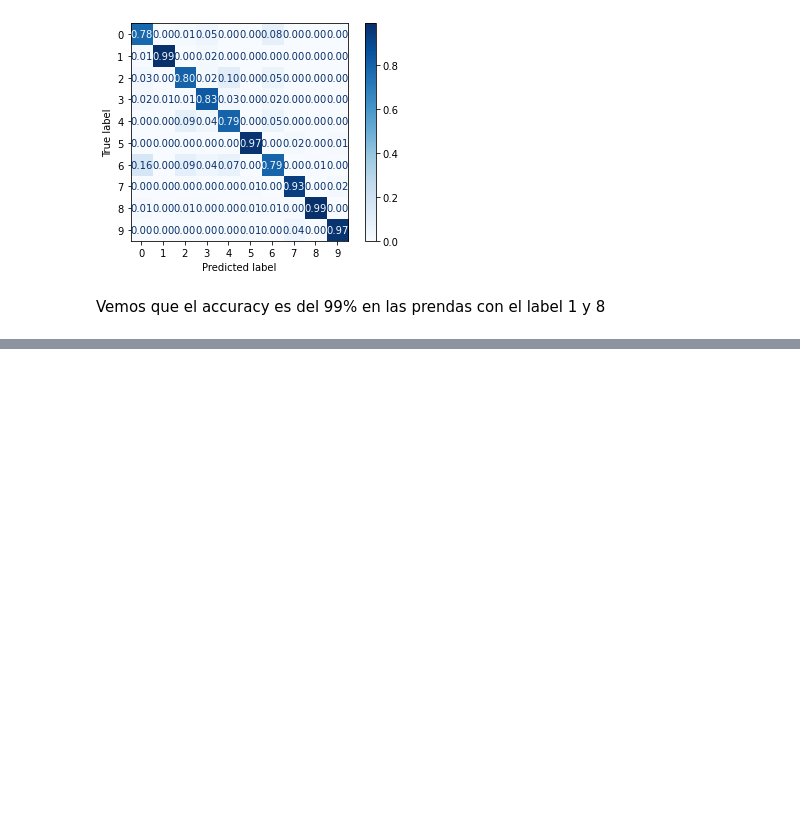
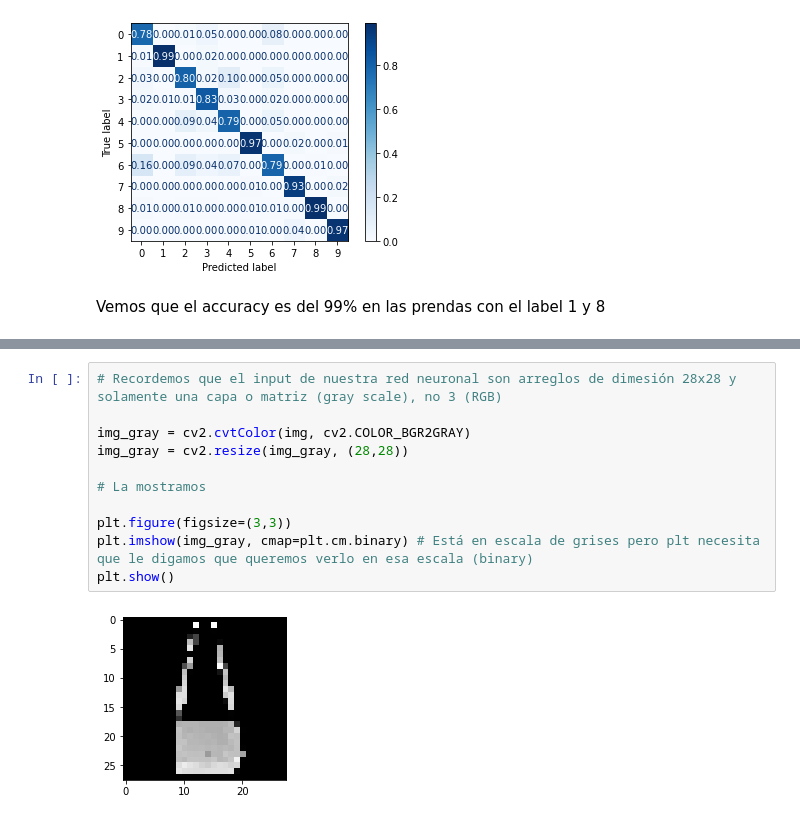
Before and after one commit to gabrieltorres519/Curso_ML_Python_Programador_IA, a Jupyter notebook: 8_Redes_Neuronales/2_NN_ClasificaciónMúltiple.ipynb, the cells around one changed output, grey strips where cells are left out. Drawn from its saved outputs; the diff is of its cells as text; blank space fills up the shorter version.

```diff
--- a/8_Redes_Neuronales/2_NN_ClasificaciónMúltiple.ipynb
+++ b/8_Redes_Neuronales/2_NN_ClasificaciónMúltiple.ipynb
@@ -464,0 +481,13 @@ Vemos que el accuracy es del 99% en las prendas con el label 1 y 8
+# %%
+# Recordemos que el input de nuestra red neuronal son arreglos de dimesión 28x28 y solamente una capa o matriz (gray scale), no 3 (RGB)
+
+img_gray = cv2.cvtColor(img, cv2.COLOR_BGR2GRAY)
+img_gray = cv2.resize(img_gray, (28,28))
+
+# La mostramos
+
+plt.figure(figsize=(3,3))
+plt.imshow(img_gray, cmap=plt.cm.binary) # Está en escala de grises pero plt necesita que le digamos que queremos verlo en esa escala (binary)
+plt.show()
+# %% [output]
+[figure, added]
```
Also changed, not shown: parts of 7 cells of this notebook, 1 other file.
